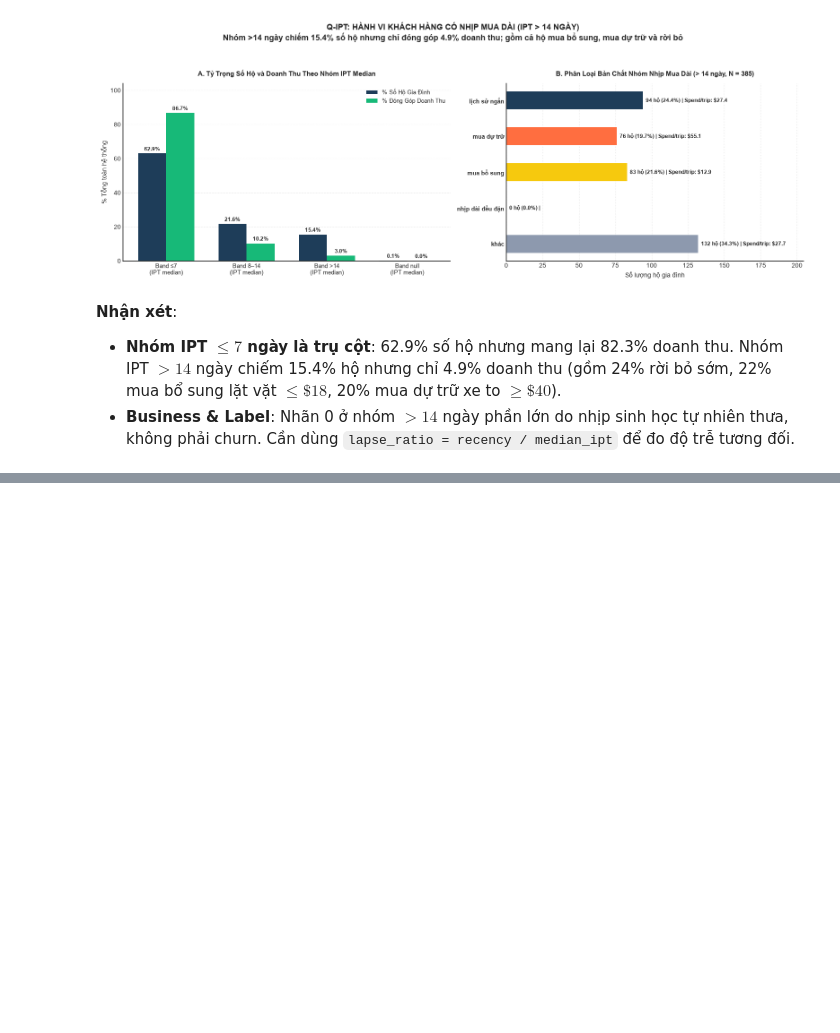
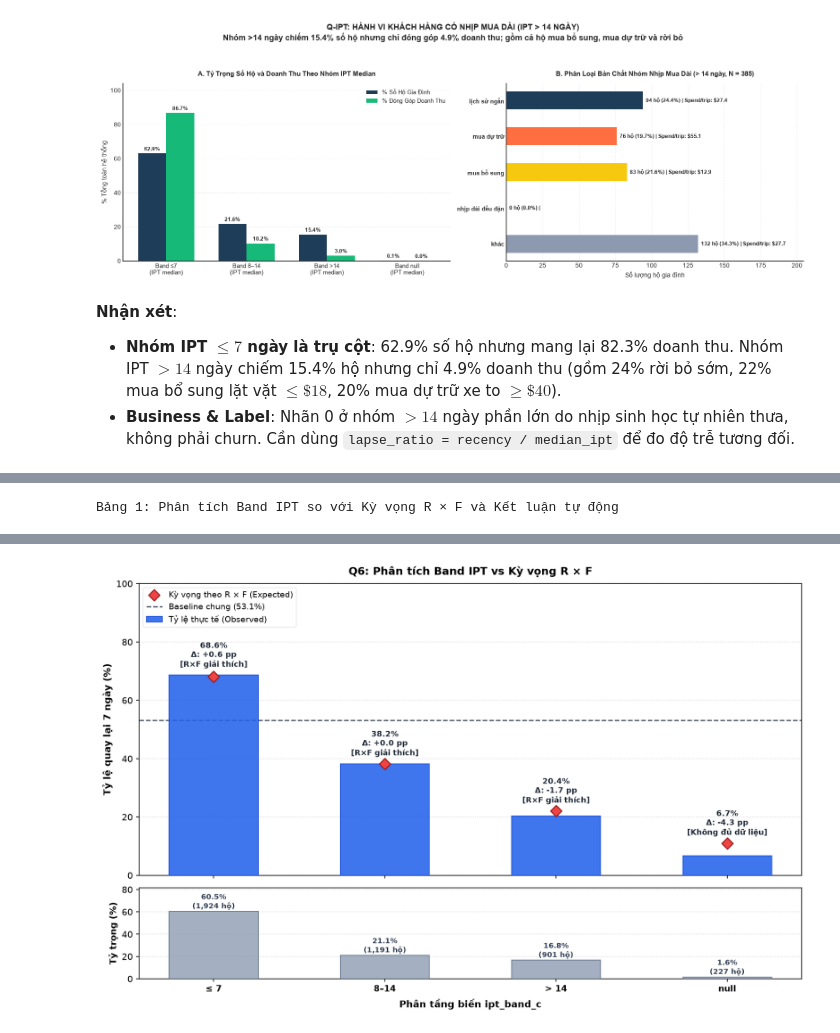
Before and after one commit to manhhungtr211/Propensity---Dunnhumby, a Jupyter notebook: notebooks/eda.ipynb, the cells around one changed output, grey strips where cells are left out. Drawn from its saved outputs; the diff is of its cells as text; code cells hidden in the pictures; blank space fills up the shorter version.

```diff
--- a/notebooks/eda.ipynb
+++ b/notebooks/eda.ipynb
@@ -244,0 +385,8 @@ fig_ipt = plot_ipt_band_profile(report)
+# %%
+# Phân tích Band IPT so với Baseline R x F
+q6_excess = add_verdicts(excess_over_rf(panel, 'ipt_band_c'))
+display(q6_excess)
+fig_q6 = plot_rate_and_excess(q6_excess, title='Q6: Phân tích Band IPT vs Kỳ vọng R × F')
+plt.show()
+# %% [output]
+Bảng 1: Phân tích Band IPT so với Kỳ vọng R × F và Kết luận tự động
@@ -244,0 +398 @@ fig_ipt = plot_ipt_band_profile(report)
+[figure, added]
```
Also changed, not shown: parts of 16 cells of this notebook, 9 other files.
